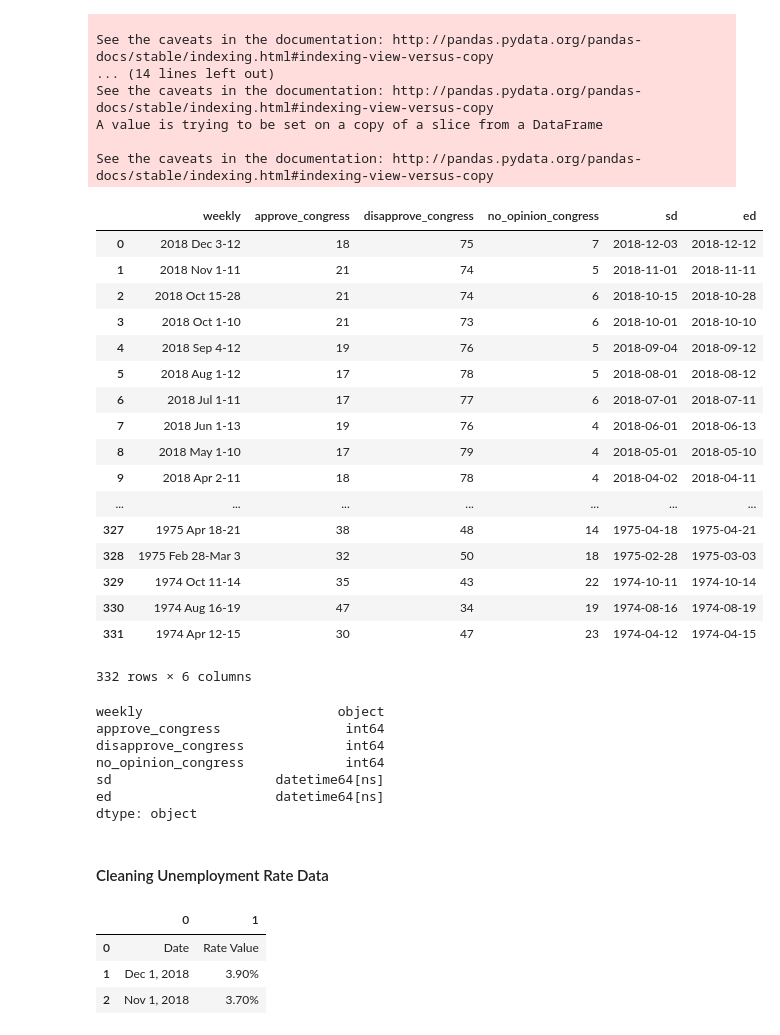
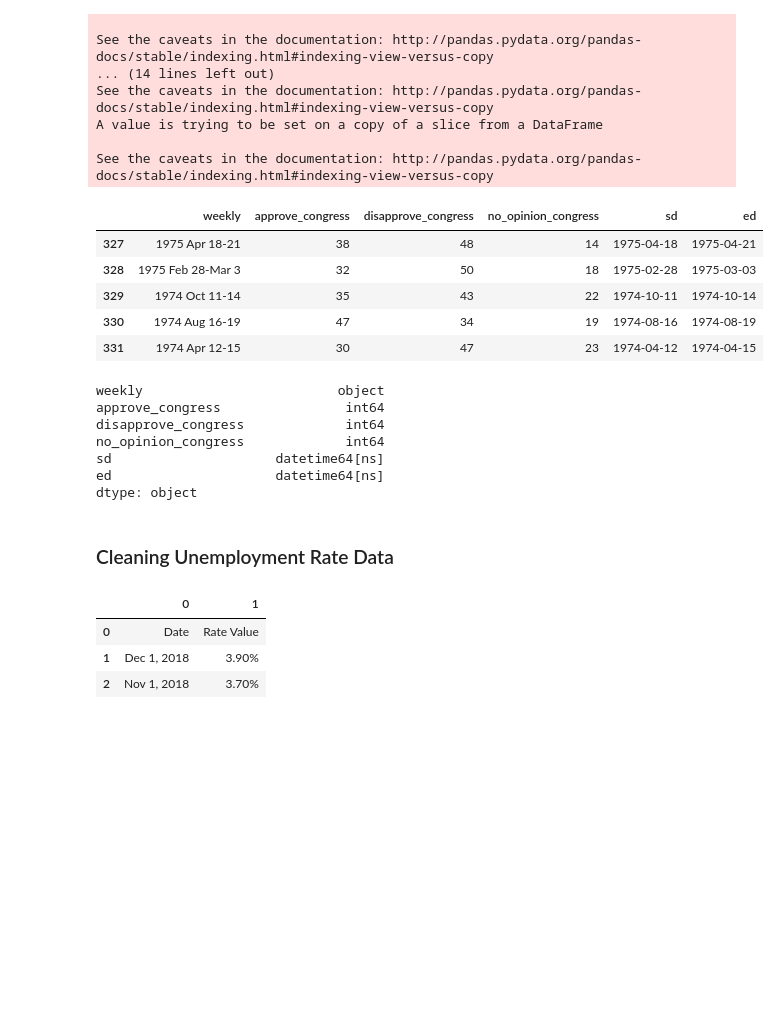
Before and after one commit to amritperera/Data-Bootcamp-Project-1, a Jupyter notebook: Code/Ahmeda_presi_congress_data.ipynb, the cells around one changed output. Saved outputs shown, nothing was run; the diff lists cells and outputs as text; code cells hidden in the pictures; blank space fills up the shorter version.

```diff
--- a/Code/Ahmeda_presi_congress_data.ipynb
+++ b/Code/Ahmeda_presi_congress_data.ipynb
@@ -727,26 +727,14 @@ See the caveats in the documentation: http://pandas.pydata.org/pandas-docs/stabl
 cc5.sd = pd.to_datetime(cc5.sd)
 cc5.ed = pd.to_datetime(cc5.ed)
 # %%
-cc5
+cc5.tail()
 # %% [output]
 |  | weekly | approve_congress | disapprove_congress | no_opinion_congress | sd | ed |
-| 0 | 2018 Dec 3-12 | 18 | 75 | 7 | 2018-12-03 | 2018-12-12 |
-| 1 | 2018 Nov 1-11 | 21 | 74 | 5 | 2018-11-01 | 2018-11-11 |
-| 2 | 2018 Oct 15-28 | 21 | 74 | 6 | 2018-10-15 | 2018-10-28 |
-| 3 | 2018 Oct 1-10 | 21 | 73 | 6 | 2018-10-01 | 2018-10-10 |
-| 4 | 2018 Sep 4-12 | 19 | 76 | 5 | 2018-09-04 | 2018-09-12 |
-| 5 | 2018 Aug 1-12 | 17 | 78 | 5 | 2018-08-01 | 2018-08-12 |
-| 6 | 2018 Jul 1-11 | 17 | 77 | 6 | 2018-07-01 | 2018-07-11 |
-| 7 | 2018 Jun 1-13 | 19 | 76 | 4 | 2018-06-01 | 2018-06-13 |
-| 8 | 2018 May 1-10 | 17 | 79 | 4 | 2018-05-01 | 2018-05-10 |
-| 9 | 2018 Apr 2-11 | 18 | 78 | 4 | 2018-04-02 | 2018-04-11 |
-| ... | ... | ... | ... | ... | ... | ... |
 | 327 | 1975 Apr 18-21 | 38 | 48 | 14 | 1975-04-18 | 1975-04-21 |
 | 328 | 1975 Feb 28-Mar 3 | 32 | 50 | 18 | 1975-02-28 | 1975-03-03 |
 | 329 | 1974 Oct 11-14 | 35 | 43 | 22 | 1974-10-11 | 1974-10-14 |
 | 330 | 1974 Aug 16-19 | 47 | 34 | 19 | 1974-08-16 | 1974-08-19 |
 | 331 | 1974 Apr 12-15 | 30 | 47 | 23 | 1974-04-12 | 1974-04-15 |
-332 rows × 6 columns
 # %%
 cc5.dtypes
 # %% [output]
@@ -760,5 +752,5 @@ dtype: object
 # %% [markdown]
-#### Cleaning Unemployment Rate Data
+### Cleaning Unemployment Rate Data
 # %%
 # Federal Reserve Bank of St. Louis (Monthly Unemployment rate)
 url_unemp = 'http://www.multpl.com/unemployment/table?f=m'
```
Also changed, not shown: parts of 1 cell of this notebook, 2 other files.
